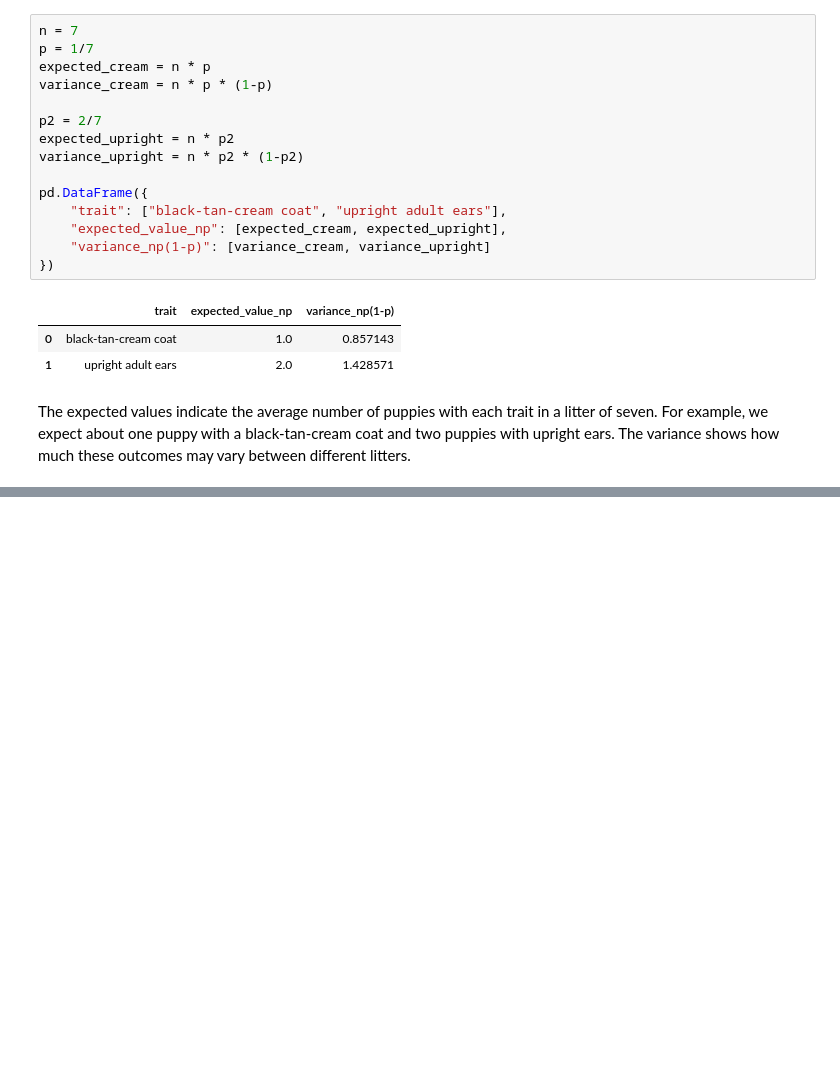
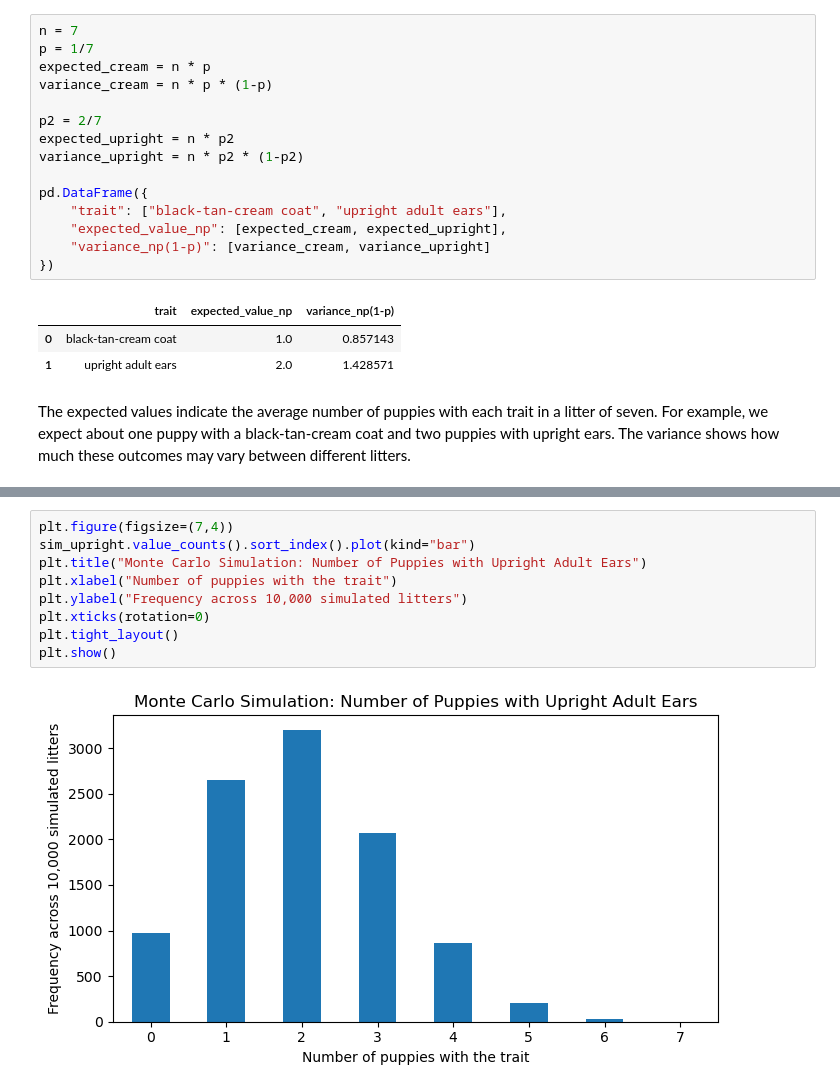
Before and after one commit to Vkp26/Phenotype_traits, a Jupyter notebook: Mydog_phenotype_traits.ipynb, the cells around one changed output, grey strips where cells are left out. Cells and saved outputs as stored; diff of their text form; blank space fills up the shorter version.

```diff
--- a/Mydog_phenotype_traits.ipynb
+++ b/Mydog_phenotype_traits.ipynb
@@ -350,0 +391,11 @@ The expected values indicate the average number of puppies with each trait in a
+# %%
+plt.figure(figsize=(7,4))
+sim_upright.value_counts().sort_index().plot(kind="bar")
+plt.title("Monte Carlo Simulation: Number of Puppies with Upright Adult Ears")
+plt.xlabel("Number of puppies with the trait")
+plt.ylabel("Frequency across 10,000 simulated litters")
+plt.xticks(rotation=0)
+plt.tight_layout()
+plt.show()
+# %% [output]
+[figure, added]
```
Also changed, not shown: parts of 8 cells of this notebook.
